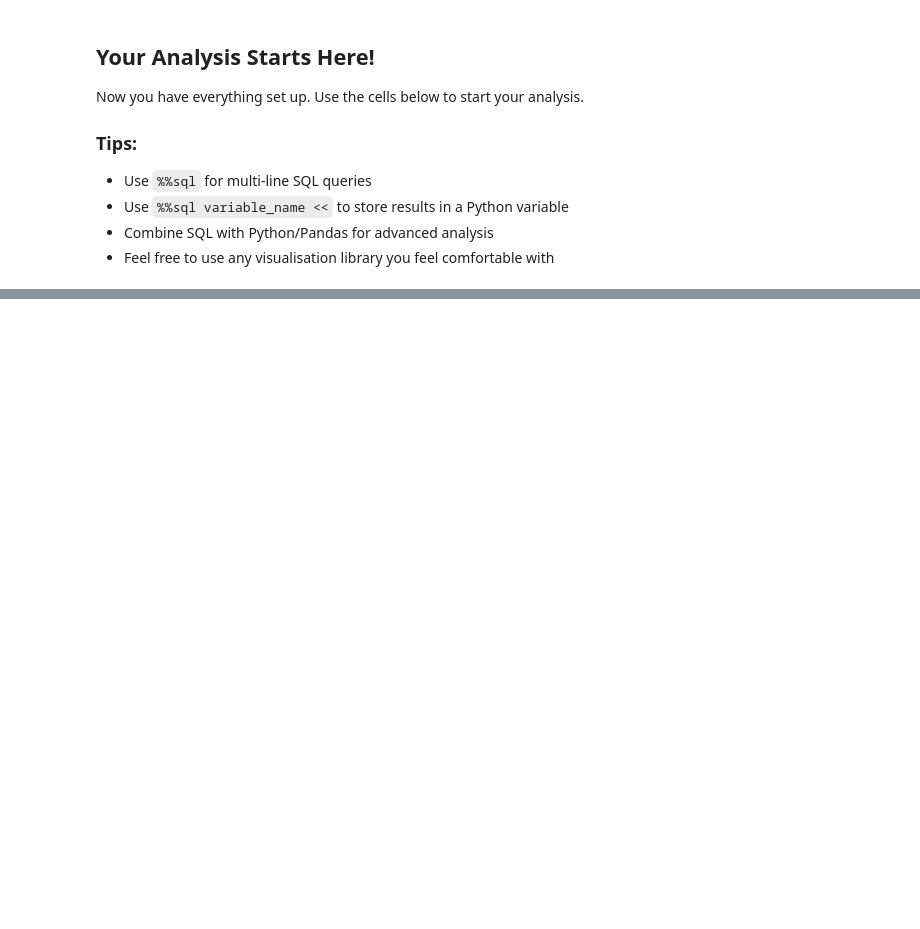
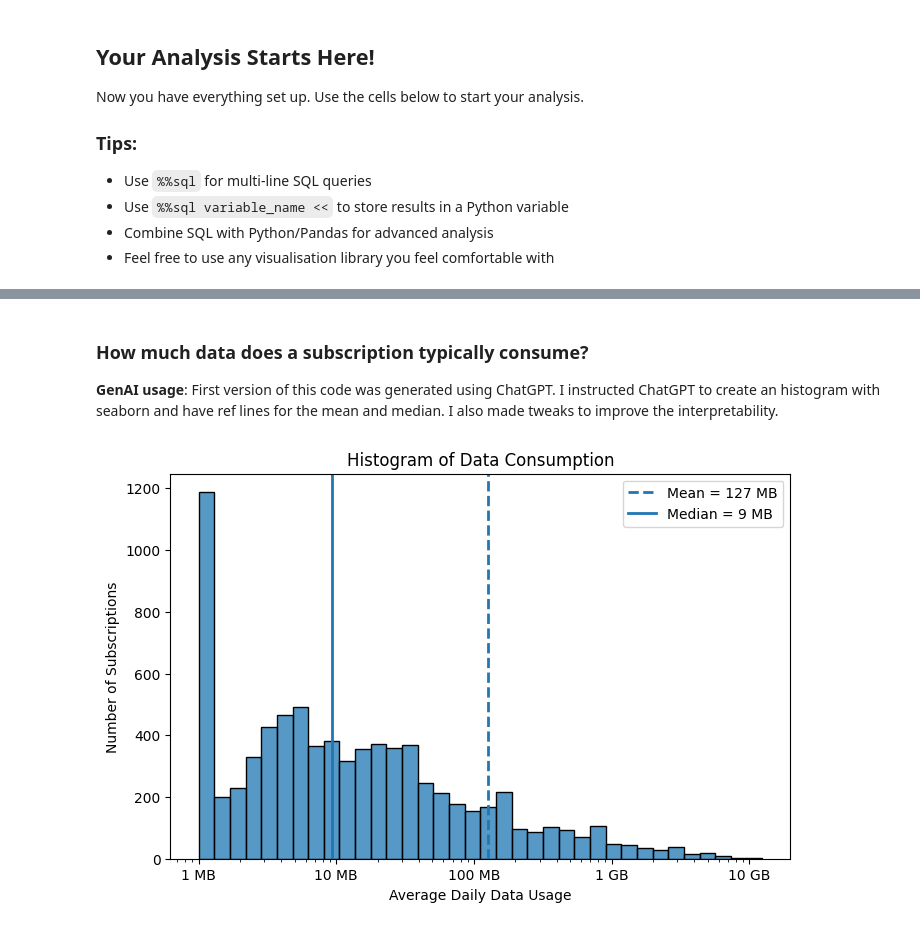
Before and after one commit to poldenziel/data-analyst-hiring, a Jupyter notebook: analysis.ipynb, the cells around one changed output, grey strips where cells are left out. Cells and saved outputs as stored; diff of their text form; code cells hidden in the pictures; blank space fills up the shorter version.

```diff
--- a/analysis.ipynb
+++ b/analysis.ipynb
@@ -79,0 +458,7 @@ Now you have everything set up. Use the cells below to start your analysis.
+# %%
+# I will create an indicator for whether a record belong to a active subscription here.
+# An active subscription is subscription with has consumed either data, voice or sms in at least one period.
+usage_data_df['is_subscription_active'] =\
+    (usage_data_df.groupby(['subscription_id'])['cumulative_data_usage_megabyte'].transform('sum') > 0) |\
+    (usage_data_df.groupby(['subscription_id'])['cumulative_voice_usage_minutes'].transform('sum') > 0) |\
+    (usage_data_df.groupby(['subscription_id'])['cumulative_sms_usage'].transform('sum') > 0)
@@ -79,0 +516,32 @@ Now you have everything set up. Use the cells below to start your analysis.
+# %% [markdown]
+### How much data does a subscription typically consume?
+
+**GenAI usage**: First version of this code was generated using ChatGPT. I instructed ChatGPT to create an histogram with seaborn and have ref lines for the mean and median. I also made tweaks to improve the interpretability.
+# %%
+# Calculate mean and median
+mean_val = subscription_df['cumulative_data_usage_megabyte_per_day'].mean()
+median_val = subscription_df['cumulative_data_usage_megabyte_per_day'].median()
+
+plt.figure(figsize=(8, 5))
+# Create  histogram
+g = sns.histplot(
+    x=subscription_df['cumulative_data_usage_megabyte_per_day'].clip(1),
+    log_scale=True,
+)
+g.set_title('Histogram of Data Consumption')
+g.set_xlabel('Average Daily Data Usage')
+g.set_ylabel('Number of Subscriptions')
+
+# Dynamically create tick positions and labels
+ticks = [1, 10, 100, 1000, 10000]
+labels = ['1 MB',  '10 MB', '100 MB', '1 GB', '10 GB']
+g.set_xticks(ticks)
+g.set_xticklabels(labels)
+
+# Add mean and median lines
+plt.axvline(mean_val, linestyle='--', linewidth=2, label=f"Mean = {mean_val:.0f} MB")
+plt.axvline(median_val, linestyle='-', linewidth=2, label=f"Median = {median_val:.0f} MB")
+plt.legend()
+plt.show()
+# %% [output]
+[figure, added]
```
Also changed, not shown: parts of 39 cells of this notebook, 4 other files.
